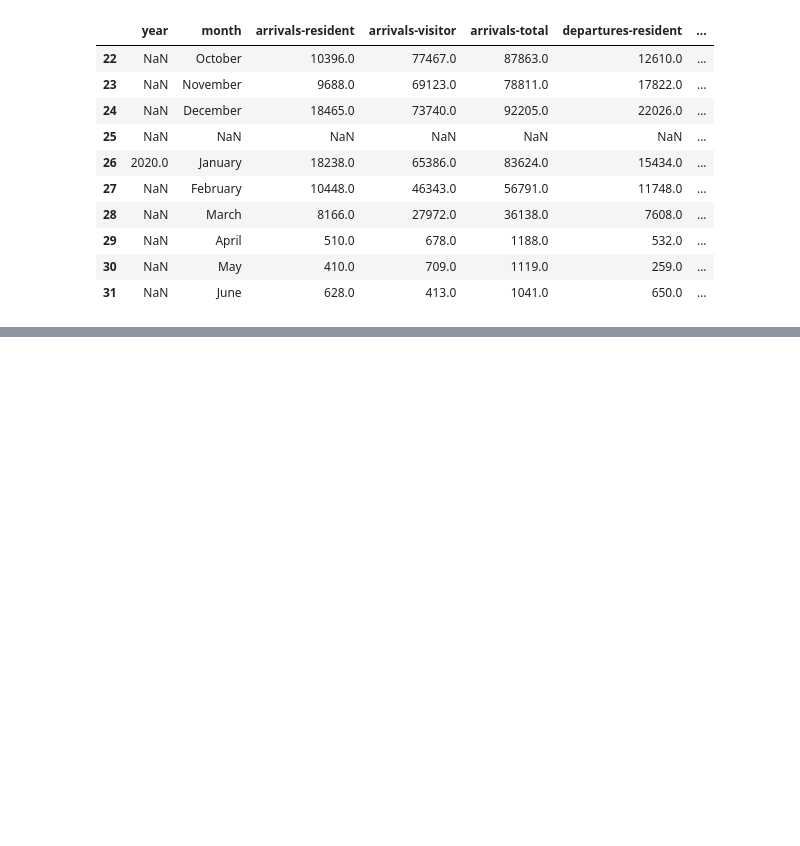
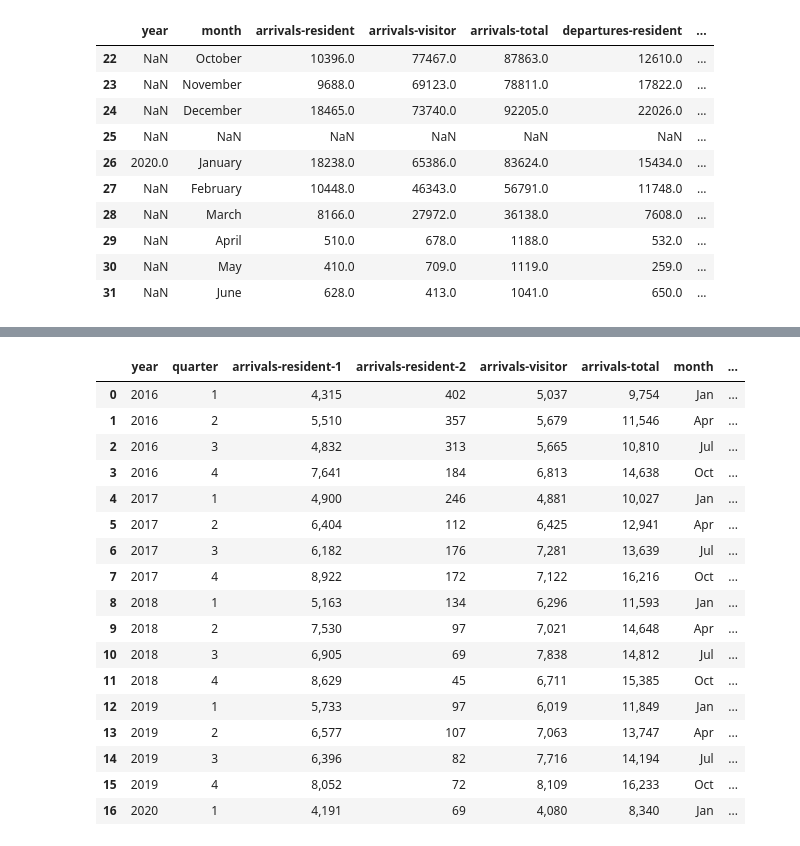
Before and after one commit to GeoffPidcock/ais-pacifimpact, a Jupyter notebook: notebooks/00--geoffpidcock--data-prep-visitors.ipynb, the cells around one changed output, grey strips where cells are left out. Cells and saved outputs as stored; diff of their text form; code cells hidden in the pictures; blank space fills up the shorter version.

```diff
--- a/notebooks/00--geoffpidcock--data-prep-visitors.ipynb
+++ b/notebooks/00--geoffpidcock--data-prep-visitors.ipynb
@@ -76,0 +429,8 @@ display(fj_data_1.head(10),fj_data_1.tail(10))
+# %%
+# name and drop columns
+sb_data_prep = sb_data.loc[:,[0,1,8,11,14,17]]
+
+sb_data_prep.columns = ['year','quarter','arrivals-resident-1','arrivals-resident-2'
+                       ,'arrivals-visitor','arrivals-total']
+
+sb_data_prep
@@ -76,0 +456,33 @@ display(fj_data_1.head(10),fj_data_1.tail(10))
+# %%
+# cast year and quarter as date
+def quarter_mapping(q):
+    mapping = {
+        1: 'Jan'
+        ,2: 'Apr'
+        ,3: 'Jul'
+        ,4:'Oct'
+    }
+    return mapping.get(q)
+sb_data_prep['month'] = sb_data_prep.quarter.apply(lambda x: quarter_mapping(x))
+sb_data_prep['year_month'] = sb_data_prep['year'].astype('str') +' '+ sb_data_prep['month']
+sb_data_prep['date'] = pd.to_datetime(sb_data_prep['year_month'],format='%Y %b')
+sb_data_prep
+# %% [output]
+|  | year | quarter | arrivals-resident-1 | arrivals-resident-2 | arrivals-visitor | arrivals-total | month | ... |
+| 0 | 2016 | 1 | 4,315 | 402 | 5,037 | 9,754 | Jan | ... |
+| 1 | 2016 | 2 | 5,510 | 357 | 5,679 | 11,546 | Apr | ... |
+| 2 | 2016 | 3 | 4,832 | 313 | 5,665 | 10,810 | Jul | ... |
+| 3 | 2016 | 4 | 7,641 | 184 | 6,813 | 14,638 | Oct | ... |
+| 4 | 2017 | 1 | 4,900 | 246 | 4,881 | 10,027 | Jan | ... |
+| 5 | 2017 | 2 | 6,404 | 112 | 6,425 | 12,941 | Apr | ... |
+| 6 | 2017 | 3 | 6,182 | 176 | 7,281 | 13,639 | Jul | ... |
+| 7 | 2017 | 4 | 8,922 | 172 | 7,122 | 16,216 | Oct | ... |
+| 8 | 2018 | 1 | 5,163 | 134 | 6,296 | 11,593 | Jan | ... |
+| 9 | 2018 | 2 | 7,530 | 97 | 7,021 | 14,648 | Apr | ... |
+| 10 | 2018 | 3 | 6,905 | 69 | 7,838 | 14,812 | Jul | ... |
+| 11 | 2018 | 4 | 8,629 | 45 | 6,711 | 15,385 | Oct | ... |
+| 12 | 2019 | 1 | 5,733 | 97 | 6,019 | 11,849 | Jan | ... |
+| 13 | 2019 | 2 | 6,577 | 107 | 7,063 | 13,747 | Apr | ... |
+| 14 | 2019 | 3 | 6,396 | 82 | 7,716 | 14,194 | Jul | ... |
+| 15 | 2019 | 4 | 8,052 | 72 | 8,109 | 16,233 | Oct | ... |
+| 16 | 2020 | 1 | 4,191 | 69 | 4,080 | 8,340 | Jan | ... |
```
Also changed, not shown: parts of 43 cells of this notebook, 1 other file.
